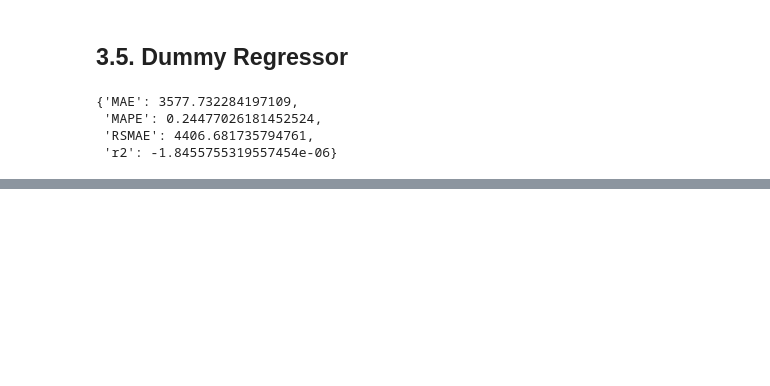
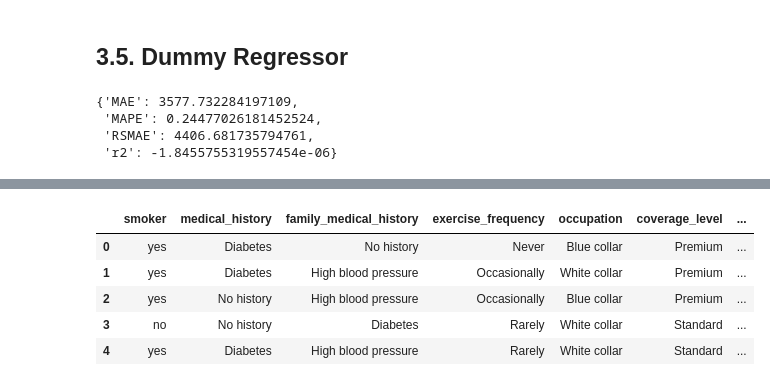
Before and after one commit to guipradow/insurance, a Jupyter notebook: notebooks/model.ipynb, the cells around one changed output, grey strips where cells are left out. Cells and saved outputs as stored; diff of their text form; code cells hidden in the pictures; blank space fills up the shorter version.

```diff
--- a/notebooks/model.ipynb
+++ b/notebooks/model.ipynb
@@ -221,0 +286,22 @@ display(df_metrics)
+# %%
+# Selected features according to mutual information
+sel_features = [
+    'smoker',
+    'coverage_level',
+    'medical_history',
+    'family_medical_history',
+    'occupation',
+    'exercise_frequency'
+]
+# %%
+# df with selected features
+df_sel = pd.read_csv('../data/processed/insurance_dataset.csv',
+                 usecols=[*sel_features, TARGET])
+df_sel.head(5)
+# %% [output]
+|  | smoker | medical_history | family_medical_history | exercise_frequency | occupation | coverage_level | ... |
+| 0 | yes | Diabetes | No history | Never | Blue collar | Premium | ... |
+| 1 | yes | Diabetes | High blood pressure | Occasionally | White collar | Premium | ... |
+| 2 | yes | No history | High blood pressure | Occasionally | Blue collar | Premium | ... |
+| 3 | no | No history | Diabetes | Rarely | White collar | Standard | ... |
+| 4 | yes | Diabetes | High blood pressure | Rarely | White collar | Standard | ... |
```
Also changed, not shown: parts of 34 cells of this notebook, 10 other files.
